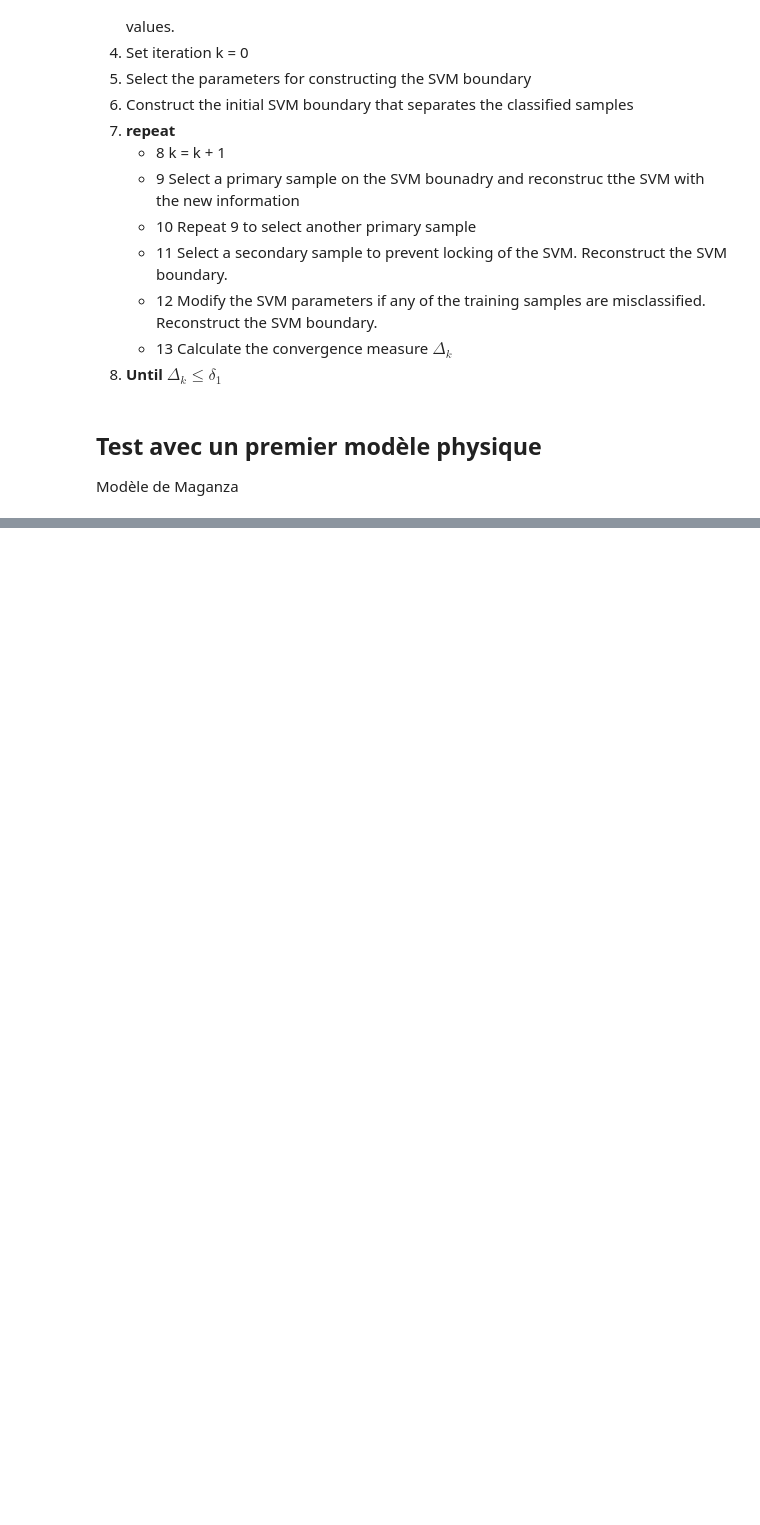
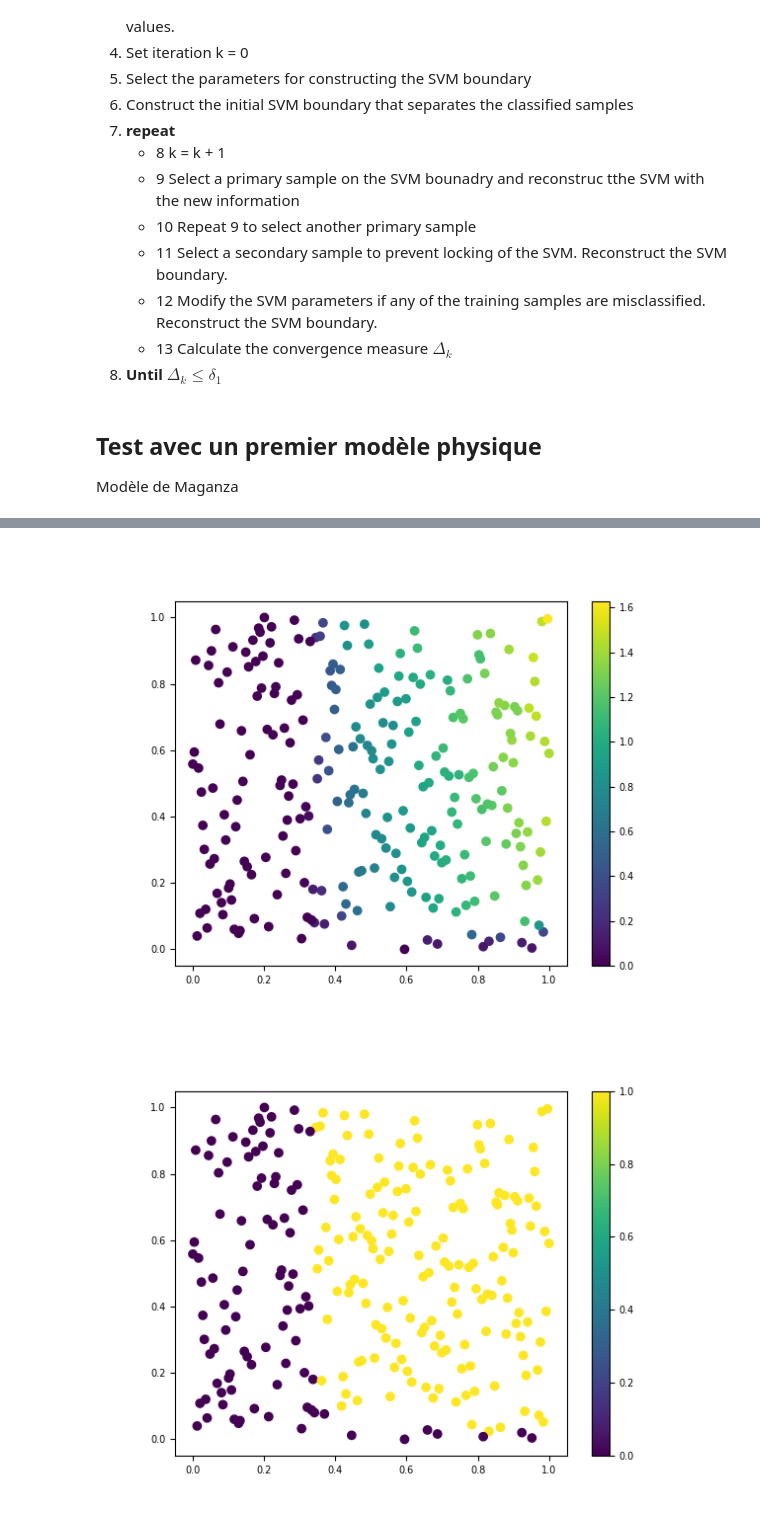
Before and after one commit to ClementineBerger/Auto-oscillations, a Jupyter notebook: mapping.ipynb, the cells around one changed output, grey strips where cells are left out. Cells and saved outputs as stored; diff of their text form; code cells hidden in the pictures; blank space fills up the shorter version.

```diff
--- a/mapping.ipynb
+++ b/mapping.ipynb
@@ -229,0 +291,33 @@ plt.show()
+# %%
+parameters = build.space_filling_lhs(
+    {"gamma": [0, 1],
+     "zeta": [0, 1]},
+    num_samples=num_samples
+)
+
+# Create sound samples and associated labels
+wave_dataset = np.zeros((num_samples, int(sim_length*sample_rate)))
+labels = np.zeros(num_samples)
+mean_amplitude = np.zeros(num_samples)
+
+for i, x in tqdm(parameters.iterrows()):
+    waveform, _ = simulation(sim_length, sample_rate, x["gamma"], x["zeta"], length_cylinder, celerity)
+    wave_dataset[i] = waveform
+    n_1_3 = int(len(waveform)/3)
+    mean_amplitude[i] = np.mean(np.abs(waveform[n_1_3:]))
+    labels[i] = 1 if are_there_oscillations(waveform, epsilon=0.15) else 0
+
+X, y = parameters.to_numpy(), labels
+# %%
+plt.figure()
+plt.scatter(X[:, 0], X[:, 1], c=mean_amplitude)
+plt.colorbar()
+plt.show()
+
+plt.figure()
+plt.scatter(X[:, 0], X[:, 1], c=labels)
+plt.colorbar()
+plt.show()
+# %% [output]
+[figure, added]
+[figure, added]
```
Also changed, not shown: parts of 25 cells of this notebook, 13 other files.
